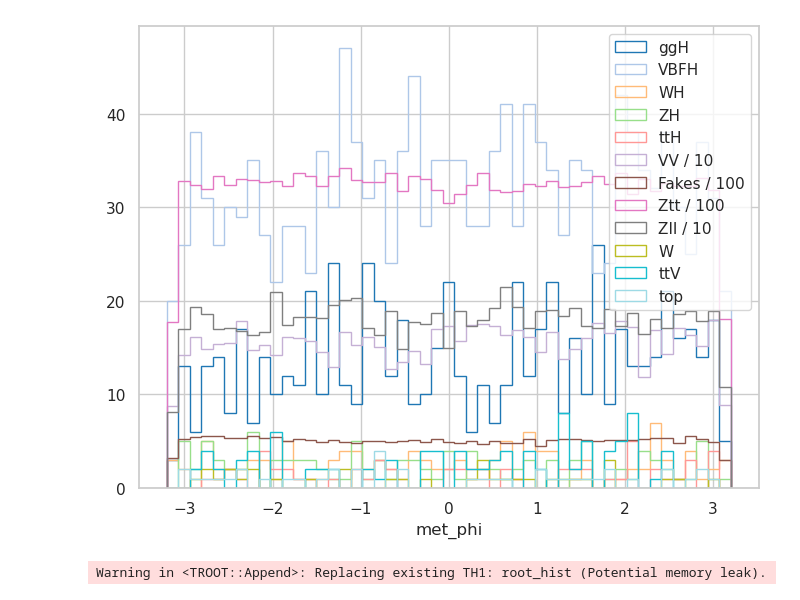
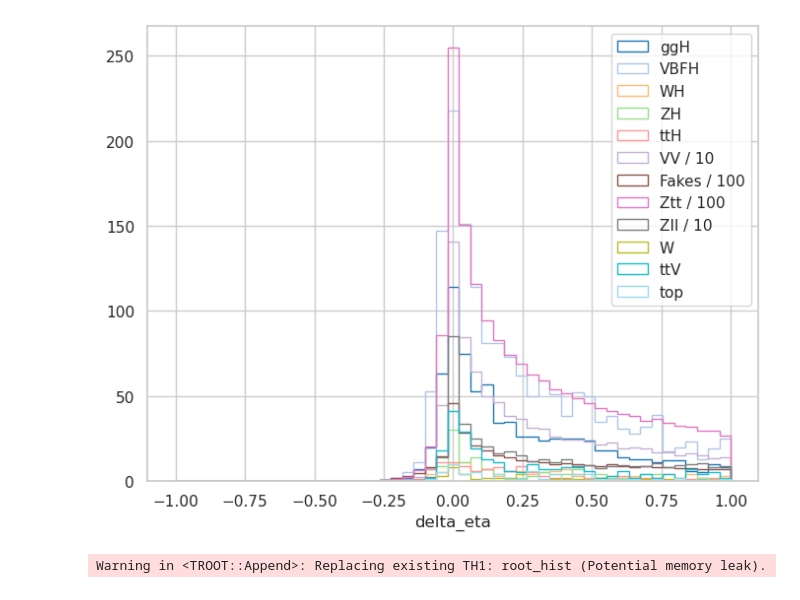
Before and after one commit to alig146/DiTau, a Jupyter notebook: analysis/Ana_v6.ipynb, the cells around one changed output. Drawn from its saved outputs; the diff is of its cells as text; code cells hidden in the pictures.

```diff
--- a/analysis/Ana_v6.ipynb
+++ b/analysis/Ana_v6.ipynb
@@ -440,7 +440,7 @@ def collinear_mass_calc(k1, k2, metetx, metety):
 # collinear_mass_calc(-0.989992, 0.14112, 3.62686, 4, 3.76951, 3.28493, 1008.57, 8, 9, 10)
 # collinear_mass_calc(17.2739, 33.2716 , 38.9482, 4, 3.76951, 3.28493, 1008.57, 8, 9, 10)
 # %%
-ff_scale = 1000
+ff_scale = 1
 
 def determine_prong(leadNTracks, subleadNTracks):
     if leadNTracks == 1 and subleadNTracks == 1:
@@ -613,6 +670,6 @@ zll_plot = cut_x1_x2(zll_plot)
 data_plot = Data_Var(data_cut)
 data_plot = cut_x1_x2(data_plot)
 data_s = np.array(data_plot).T
-data_plot = pd.DataFrame(data_s, columns=['subjet_pt', 'leadsubjet_pt', 'subleadsubjet_pt', 'visible_ditau_m', 'met', 'collinear_mass', 'x1', 'x2', 'met_sig', 'met_phi', 'event_number', 'k_t', 'kappa', 'delta_R', 'delta_phi', 'delta_eta', 'combined_weights', 'fake_factor'])
+data_plot = pd.DataFrame(data_s, columns=calc_vars)
 data_plot
 # %% [output]
@@ -632,14 +689,26 @@ data_plot
 # %%
-#convert signal and background to pandas dataframe
-ggh_plot = pd.DataFrame(np.array(ggh_plot).T, columns=['subjet_pt', 'leadsubjet_pt', 'subleadsubjet_pt', 'visible_ditau_m', 'met', 'collinear_mass', 'x1', 'x2', 'met_sig', 'met_phi', 'event_number', 'k_t', 'kappa', 'delta_R', 'delta_phi', 'delta_eta', 'combined_weights', 'fake_factor'])
-vbfh_plot = pd.DataFrame(np.array(vbfh_plot).T, columns=['subjet_pt', 'leadsubjet_pt', 'subleadsubjet_pt', 'visible_ditau_m', 'met', 'collinear_mass', 'x1', 'x2', 'met_sig', 'met_phi', 'event_number', 'k_t', 'kappa', 'delta_R', 'delta_phi', 'delta_eta', 'combined_weights', 'fake_factor'])
-wh_plot = pd.DataFrame(np.array(wh_plot).T, columns=['subjet_pt', 'leadsubjet_pt', 'subleadsubjet_pt', 'visible_ditau_m', 'met', 'collinear_mass', 'x1', 'x2', 'met_sig', 'met_phi', 'event_number', 'k_t', 'kappa', 'delta_R', 'delta_phi', 'delta_eta', 'combined_weights', 'fake_factor'])
-zh_plot = pd.DataFrame(np.array(zh_plot).T, columns=['subjet_pt', 'leadsubjet_pt', 'subleadsubjet_pt', 'visible_ditau_m', 'met', 'collinear_mass', 'x1', 'x2', 'met_sig', 'met_phi', 'event_number', 'k_t', 'kappa', 'delta_R', 'delta_phi', 'delta_eta', 'combined_weights', 'fake_factor'])
-tth_plot = pd.DataFrame(np.array(tth_plot).T, columns=['subjet_pt', 'leadsubjet_pt', 'subleadsubjet_pt', 'visible_ditau_m', 'met', 'collinear_mass', 'x1', 'x2', 'met_sig', 'met_phi', 'event_number', 'k_t', 'kappa', 'delta_R', 'delta_phi', 'delta_eta', 'combined_weights', 'fake_factor'])
+# plot x1 vs x2 in scatter plot. make it a heat map
+plt.figure(figsize=(8, 6))
 
-vv_plot = pd.DataFrame(np.array(vv_plot).T, columns=['subjet_pt', 'leadsubjet_pt', 'subleadsubjet_pt', 'visible_ditau_m', 'met', 'collinear_mass', 'x1', 'x2', 'met_sig', 'met_phi', 'event_number', 'k_t', 'kappa', 'delta_R', 'delta_phi', 'delta_eta', 'combined_weights', 'fake_factor'])
-top_plot = pd.DataFrame(np.array(top_plot).T, columns=['subjet_pt', 'leadsubjet_pt', 'subleadsubjet_pt', 'visible_ditau_m', 'met', 'collinear_mass', 'x1', 'x2', 'met_sig', 'met_phi', 'event_number', 'k_t', 'kappa', 'delta_R', 'delta_phi', 'delta_eta', 'combined_weights', 'fake_factor'])
-ztt_plot = pd.DataFrame(np.array(ztt_plot).T, columns=['subjet_pt', 'leadsubjet_pt', 'subleadsubjet_pt', 'visible_ditau_m', 'met', 'collinear_mass', 'x1', 'x2', 'met_sig', 'met_phi', 'event_number', 'k_t', 'kappa', 'delta_R', 'delta_phi', 'delta_eta', 'combined_weights', 'fake_factor'])
-ttv_plot = pd.DataFrame(np.array(ttv_plot).T, columns=['subjet_pt', 'leadsubjet_pt', 'subleadsubjet_pt', 'visible_ditau_m', 'met', 'collinear_mass', 'x1', 'x2', 'met_sig', 'met_phi', 'event_number', 'k_t', 'kappa', 'delta_R', 'delta_phi', 'delta_eta', 'combined_weights', 'fake_factor'])
-w_plot = pd.DataFrame(np.array(w_plot).T, columns=['subjet_pt', 'leadsubjet_pt', 'subleadsubjet_pt', 'visible_ditau_m', 'met', 'collinear_mass', 'x1', 'x2', 'met_sig', 'met_phi', 'event_number', 'k_t', 'kappa', 'delta_R', 'delta_phi', 'delta_eta', 'combined_weights', 'fake_factor'])
-zll_plot = pd.DataFrame(np.array(zll_plot).T, columns=['subjet_pt', 'leadsubjet_pt', 'subleadsubjet_pt', 'visible_ditau_m', 'met', 'collinear_mass', 'x1', 'x2', 'met_sig', 'met_phi', 'event_number', 'k_t', 'kappa', 'delta_R', 'delta_phi', 'delta_eta', 'combined_weights', 'fake_factor'])
+plt.hist2d(ggh_plot['x1'], ggh_plot['x2'], bins=100, cmap='viridis', cmin=1)
+plt.hist2d(vbfh_plot['x1'], vbfh_plot['x2'], bins=100, cmap='viridis', cmin=1)
+plt.hist2d(wh_plot['x1'], wh_plot['x2'], bins=100, cmap='viridis', cmin=1)
+plt.hist2d(zh_plot['x1'], zh_plot['x2'], bins=100, cmap='viridis', cmin=1)
+plt.hist2d(tth_plot['x1'], tth_plot['x2'], bins=100, cmap='viridis', cmin=1)
+
+# plt.hist2d(vv_plot['x1'], vv_plot['x2'], bins=50, cmap='viridis', cmin=3)
+# plt.hist2d(top_plot['x1'], top_plot['x2'], bins=50, cmap='viridis', cmin=3)
+# plt.hist2d(ztt_plot['x1'], ztt_plot['x2'], bins=50, cmap='viridis', cmin=3)
+# plt.hist2d(ttv_plot['x1'], ttv_plot['x2'], bins=50, cmap='viridis', cmin=3)
+# plt.hist2d(w_plot['x1'], w_plot['x2'], bins=50, cmap='viridis', cmin=3)
+# plt.hist2d(zll_plot['x1'], zll_plot['x2'], bins=50, cmap='viridis', cmin=3)
+
+# plt.hist2d(data_plot['x1'], data_plot['x2'], bins=50, cmap='viridis', cmin=3)
+
+
+
+plt.colorbar()
+plt.xlabel('x1')
+plt.ylabel('x2')
+
+plt.show()
@@ -797,32 +935,32 @@ plt.show()
 # %%
 plt.figure(figsize=(8, 6))
-plot_int = 'met_phi'
-plt_bins = np.linspace(-3.2, 3.2, 50)
+plot_int = 'delta_eta'
+plt_bins = np.linspace(-1, 1, 50)
 
 # Define a list of 12 unique colors
 colors = plt.cm.tab20(np.linspace(0, 1, 12))
 
 # Plot each histogram with a unique color
 plt.hist(ggh_plot[plot_int], bins=plt_bins, histtype='step', linewidth=1, label='ggH', color=colors[0])
 plt.hist(vbfh_plot[plot_int], bins=plt_bins, histtype='step', linewidth=1, label='VBFH', color=colors[1])
 plt.hist(wh_plot[plot_int], bins=plt_bins, histtype='step', linewidth=1, label='WH', color=colors[2])
 plt.hist(zh_plot[plot_int], bins=plt_bins, histtype='step', linewidth=1, label='ZH', color=colors[3])
 plt.hist(tth_plot[plot_int], bins=plt_bins, histtype='step', linewidth=1, label='ttH', color=colors[4])
 plt.hist(vv_plot[plot_int], bins=plt_bins, histtype='step', linewidth=1, label='VV / 10', weights=np.ones_like(vv_plot[plot_int])/10, color=colors[5])
 plt.hist(data_plot[plot_int], bins=plt_bins, histtype='step', linewidth=1, label='Fakes / 100',  weights=np.ones_like(data_plot[plot_int])/100, color=colors[6])
 plt.hist(ztt_plot[plot_int], bins=plt_bins, histtype='step', linewidth=1, label='Ztt / 100', weights=np.ones_like(ztt_plot[plot_int])/100, color=colors[7])
 plt.hist(zll_plot[plot_int], bins=plt_bins, histtype='step', linewidth=1, label='Zll / 10', weights=np.ones_like(zll_plot[plot_int])/10, color=colors[8])
 plt.hist(w_plot[plot_int], bins=plt_bins, histtype='step', linewidth=1, label='W', color=colors[9])
 plt.hist(ttv_plot[plot_int], bins=plt_bins, histtype='step', linewidth=1, label='ttV', color=colors[10])
 plt.hist(top_plot[plot_int], bins=plt_bins, histtype='step', linewidth=1, label='top', color=colors[11])
 
 plt.legend()
 plt.grid(True)
 # plt.yscale('log')
 plt.xlabel(plot_int)
 plt.show()
 # %% [output]
-[figure, old version]
+[figure, new version]
 # %%
 # # plot_var = [
 # #     'leadsubjet_pT', 'subleadsubjet_pT',
```
Also changed, not shown: parts of 45 cells of this notebook, 21 other files.
